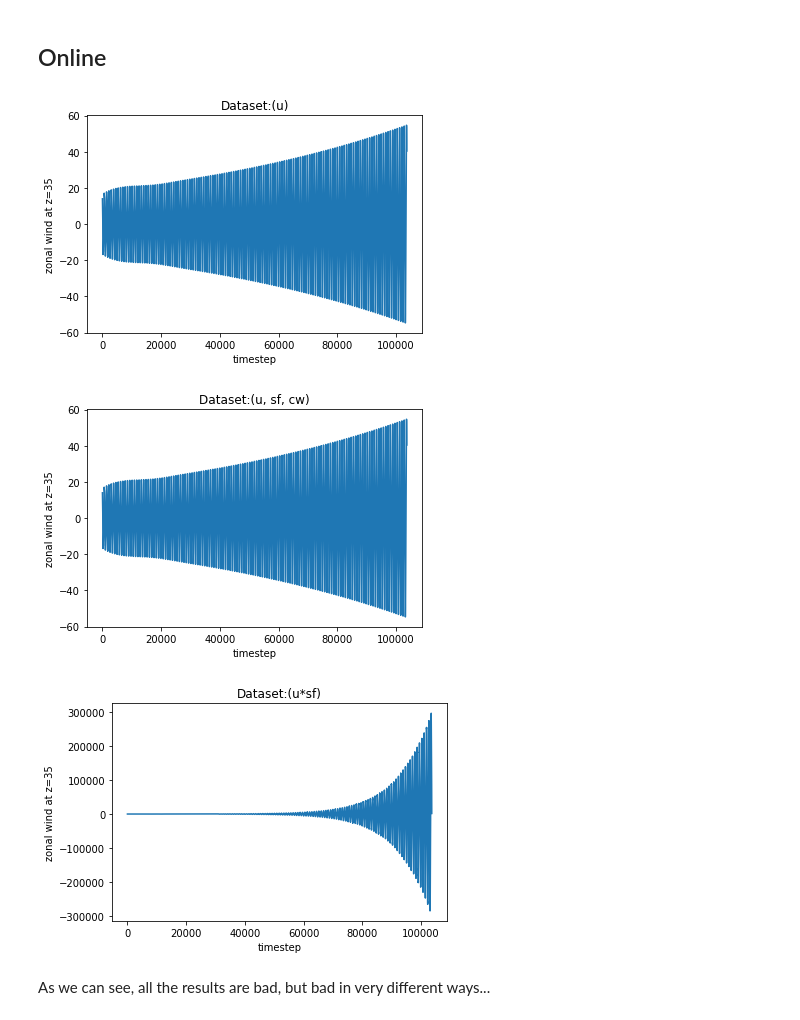
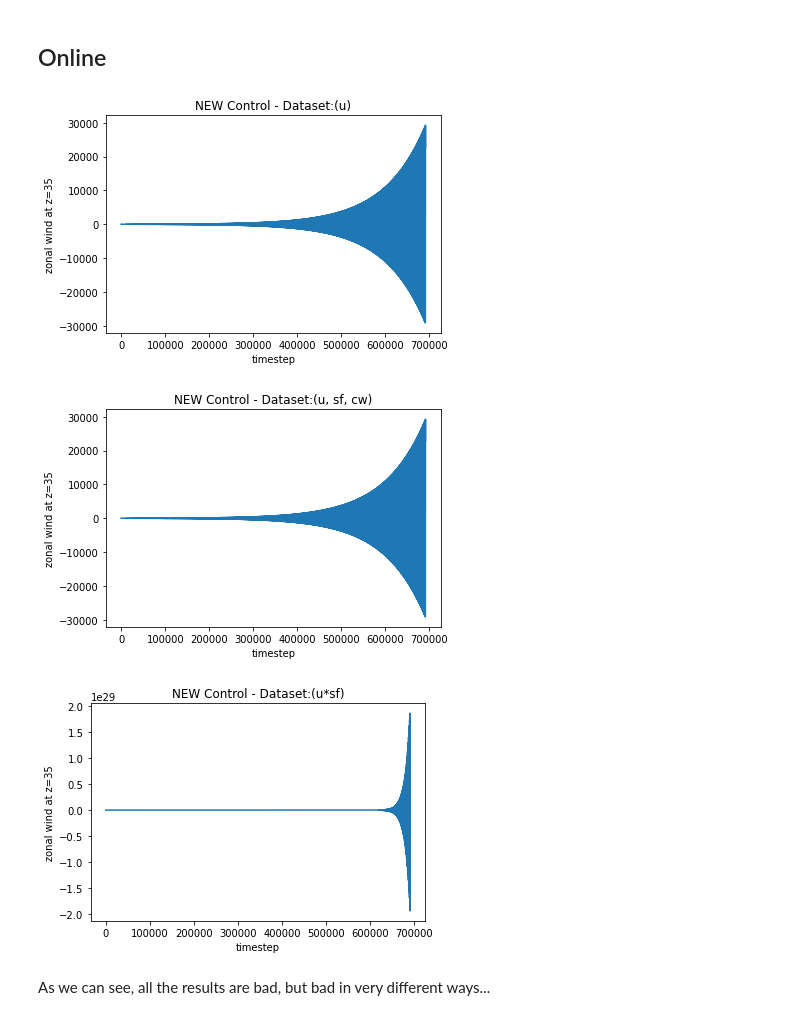
Before and after one commit to EddyShao/QBO-1d, a Jupyter notebook: stability.ipynb, the cells around one changed output. Drawn from its saved outputs; the diff is of its cells as text; code cells hidden in the pictures.

```diff
--- a/stability.ipynb
+++ b/stability.ipynb
@@ -308,7 +312,7 @@ torch.set_default_dtype(torch.float64)
 # We set the tmax a little bit longer
 # the default is 360*96*86400
 # now we set it to 360*96
-solver_ML = adsolver.ADSolver(t_max=3*360*96*86400, w=3e-4)
+solver_ML = adsolver.ADSolver(t_max=20*360*96*86400, w=3e-4)
 
 # Set up the linear model to pass in the PDE
 
@@ -326,7 +330,7 @@ u_ML_0 = u_ML_0.detach()
 
 
 # u, sf, cw
-solver_ML = adsolver.ADSolver(t_max=3*360*96*86400, w=3e-4)
+solver_ML = adsolver.ADSolver(t_max=20*360*96*86400, w=3e-4)
 model_ML_1 = lambda x : torch.tensor(reg_1.coef_) @ torch.hstack([x, sf_ML[solver_ML.current_step], cw_ML[solver_ML.current_step]]) + torch.tensor(reg_1.intercept_)
 
 
@@ -335,7 +339,7 @@ u_ML_1 = u_ML_0.detach()
 
 # u \cdot sf
 
-solver_ML = adsolver.ADSolver(t_max=3*360*96*86400, w=3e-4)
+solver_ML = adsolver.ADSolver(t_max=20*360*96*86400, w=3e-4)
 
 model_ML_2 = lambda x : torch.tensor(reg_2.coef_) @ (sf_ML[solver_ML.current_step]*x) + torch.tensor(reg_2.intercept_)
 
@@ -345,25 +349,25 @@ u_ML_2 = u_ML_2.detach()
 # %%
 # Visualization
 plt.plot(u_ML_0[:, 35])
 plt.xlabel('timestep')
 plt.ylabel('zonal wind at z=35')
-plt.title('Dataset:(u)')
+plt.title('NEW Control - Dataset:(u)')
 plt.show()
 
 plt.plot(u_ML_1[:, 35])
 plt.xlabel('timestep')
 plt.ylabel('zonal wind at z=35')
-plt.title('Dataset:(u, sf, cw)')
+plt.title('NEW Control - Dataset:(u, sf, cw)')
 plt.show()
 
 plt.plot(u_ML_2[:, 35])
 plt.xlabel('timestep')
 plt.ylabel('zonal wind at z=35')
-plt.title('Dataset:(u*sf)')
+plt.title('NEW Control - Dataset:(u*sf)')
 plt.show()
 # %% [output]
-[figure, old version]
+[figure, new version]
-[figure, old version]
+[figure, new version]
-[figure, old version]
+[figure, new version]
 # %% [markdown]
 As we can see, all the results are bad, but bad in very different ways...
```
Also changed, not shown: parts of 3 cells of this notebook.
